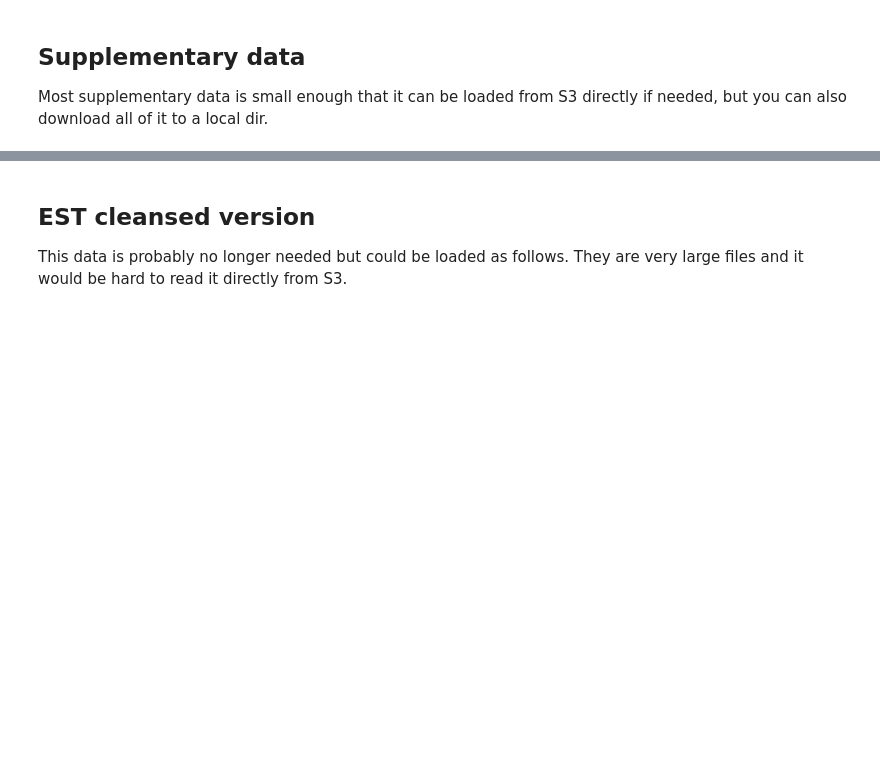
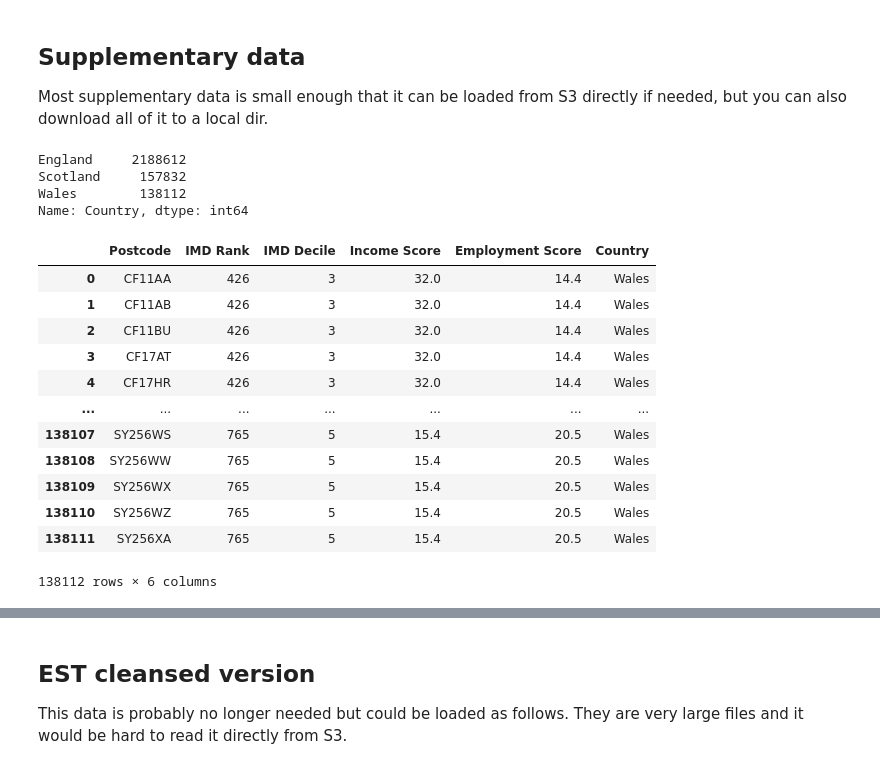
Before and after one commit to nestauk/asf_core_data, a Jupyter notebook: asf_core_data/analysis/data_loading.ipynb, the cells around one changed output, grey strips where cells are left out. Saved outputs shown, nothing was run; the diff lists cells and outputs as text; code cells hidden in the pictures; blank space fills up the shorter version.

```diff
--- a/asf_core_data/analysis/data_loading.ipynb
+++ b/asf_core_data/analysis/data_loading.ipynb
@@ -258,10 +361,29 @@ easy_plotting.plot_subcats_by_other_subcats(
 
 Most supplementary data is small enough that it can be loaded from S3 directly if needed, but you can also download all of it to a local dir.
 # %%
-imd_df = imd_data.get_gb_imd_data(data_path='S3')
+imd_df = imd_data.get_imd_data(data_path='S3')
 imd_df["Country"].value_counts()
+# %% [output]
+England     2188612
+Scotland     157832
+Wales        138112
+Name: Country, dtype: int64
 # %%
-imd_data.get_country_imd_data('Wales', data_path="S3")
+imd_data.get_imd_data('Wales', data_path="S3")
+# %% [output]
+|  | Postcode | IMD Rank | IMD Decile | Income Score | Employment Score | Country |
+| 0 | CF11AA | 426 | 3 | 32.0 | 14.4 | Wales |
+| 1 | CF11AB | 426 | 3 | 32.0 | 14.4 | Wales |
+| 2 | CF11BU | 426 | 3 | 32.0 | 14.4 | Wales |
+| 3 | CF17AT | 426 | 3 | 32.0 | 14.4 | Wales |
+| 4 | CF17HR | 426 | 3 | 32.0 | 14.4 | Wales |
+| ... | ... | ... | ... | ... | ... | ... |
+| 138107 | SY256WS | 765 | 5 | 15.4 | 20.5 | Wales |
+| 138108 | SY256WW | 765 | 5 | 15.4 | 20.5 | Wales |
+| 138109 | SY256WX | 765 | 5 | 15.4 | 20.5 | Wales |
+| 138110 | SY256WZ | 765 | 5 | 15.4 | 20.5 | Wales |
+| 138111 | SY256XA | 765 | 5 | 15.4 | 20.5 | Wales |
+138112 rows × 6 columns
 # %%
 coords = coordinates.get_postcode_coordinates()
 coords.head()
```
Also changed, not shown: parts of 34 cells of this notebook, 1 other file.
